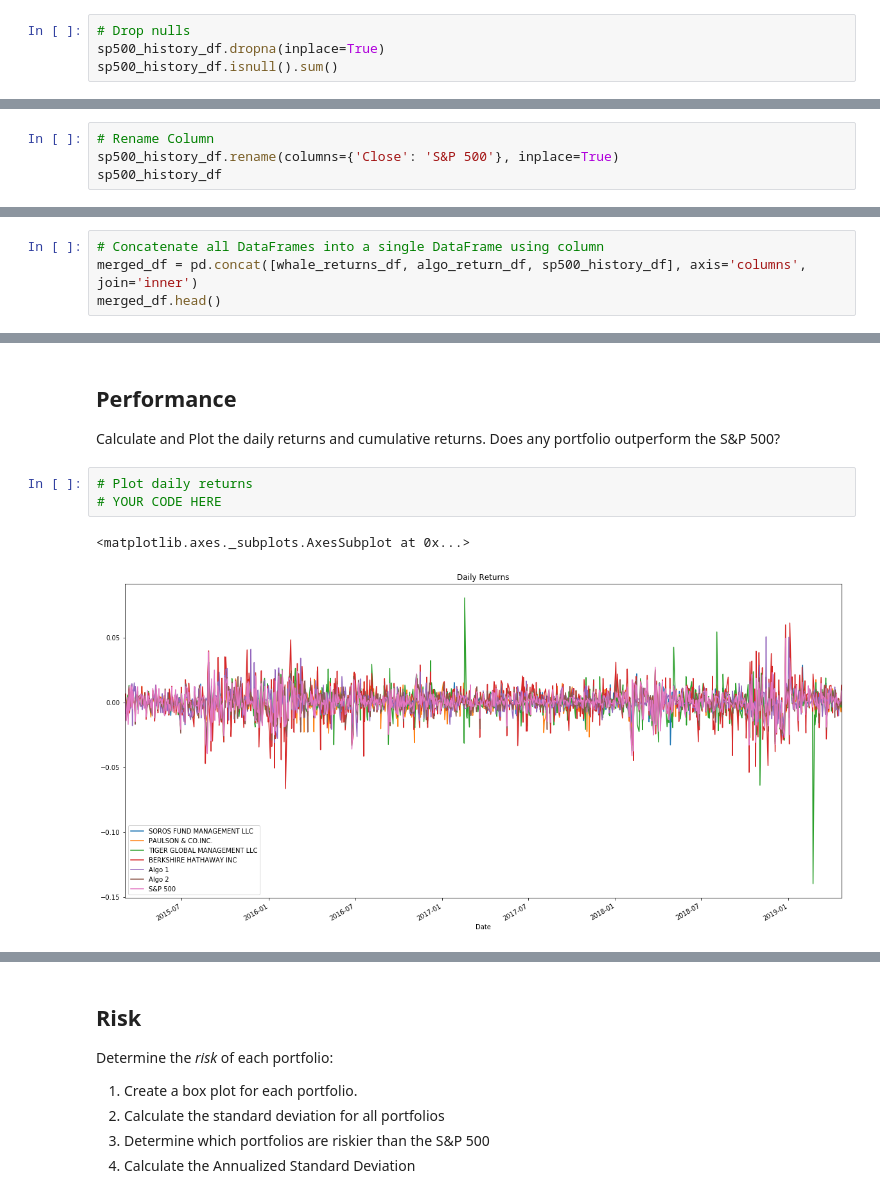
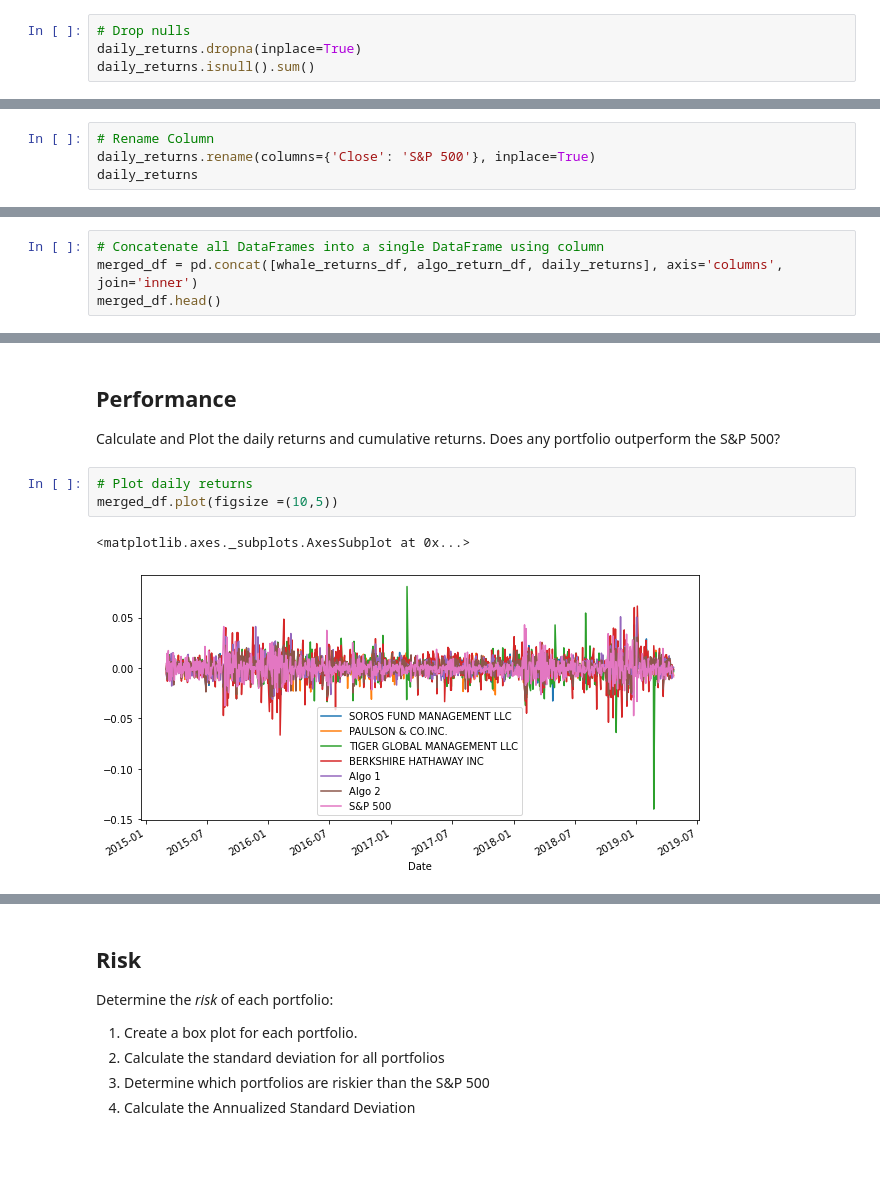
Before and after one commit to Caresir/Whale_protfolio, a Jupyter notebook: whale_analysis.ipynb, the cells around one changed output, grey strips where cells are left out. Saved outputs shown, nothing was run; the diff lists cells and outputs as text; blank space fills up the shorter version.

Commit message:
Ploted the combined data frames daily returns and cumulative returns

```diff
--- a/whale_analysis.ipynb
+++ b/whale_analysis.ipynb
@@ -146,15 +146,15 @@ daily_returns.head()
 | 2019-04-16 | 0.002279 |
 # %%
 # Drop nulls
-sp500_history_df.dropna(inplace=True)
-sp500_history_df.isnull().sum()
+daily_returns.dropna(inplace=True)
+daily_returns.isnull().sum()
 # %% [output]
 Close    0
 dtype: int64
 # %%
 # Rename Column
-sp500_history_df.rename(columns={'Close': 'S&P 500'}, inplace=True)
-sp500_history_df
+daily_returns.rename(columns={'Close': 'S&P 500'}, inplace=True)
+daily_returns
 # %% [output]
 |  | S&P 500 |
 | Date |  |
@@ -174,7 +174,7 @@ sp500_history_df
 ## Combine Whale, Algorithmic, and S&P 500 Returns
 # %%
 # Concatenate all DataFrames into a single DataFrame using column
-merged_df = pd.concat([whale_returns_df, algo_return_df, sp500_history_df], axis='columns', join='inner')
+merged_df = pd.concat([whale_returns_df, algo_return_df, daily_returns], axis='columns', join='inner')
 merged_df.head()
 # %% [output]
 |  | SOROS FUND MANAGEMENT LLC | PAULSON & CO.INC. | TIGER GLOBAL MANAGEMENT LLC | BERKSHIRE HATHAWAY INC | Algo 1 | Algo 2 | ... |
@@ -196,7 +196,7 @@ In this section, you will calculate and visualize performance and risk metrics f
 Calculate and Plot the daily returns and cumulative returns. Does any portfolio outperform the S&P 500?
 # %%
 # Plot daily returns
-# YOUR CODE HERE
+merged_df.plot(figsize =(10,5))
 # %% [output]
 <matplotlib.axes._subplots.AxesSubplot at 0x...>
-[figure, old version]
+[figure, new version]
```
Also changed, not shown: parts of 3 cells of this notebook.
